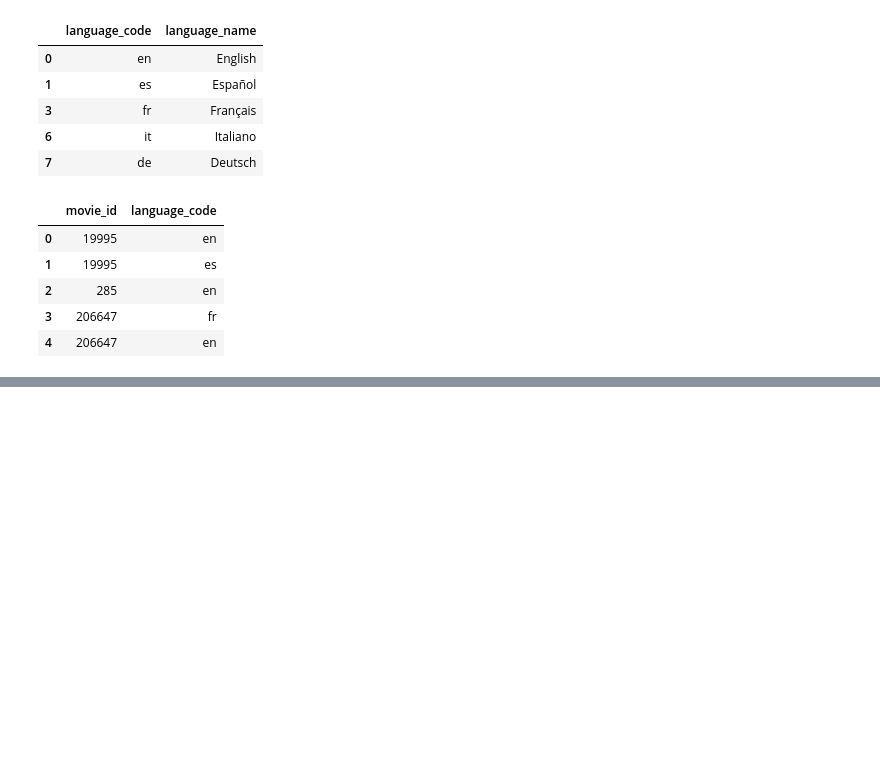
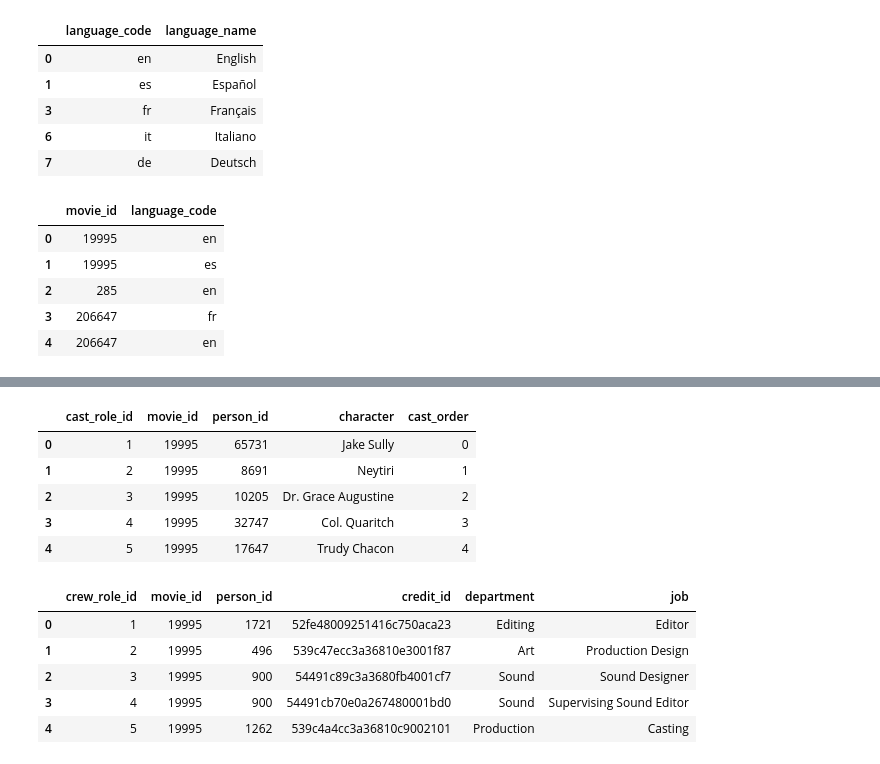
Before and after one commit to Morales222/Asignacion-3-Base-de-Datos, a Jupyter notebook: notebook-asignacion-3.ipynb, the cells around one changed output, grey strips where cells are left out. Drawn from its saved outputs; the diff is of its cells as text; code cells hidden in the pictures; blank space fills up the shorter version.

```diff
--- a/notebook-asignacion-3.ipynb
+++ b/notebook-asignacion-3.ipynb
@@ -930,0 +942,67 @@ movie_spoken_languages: (6937, 2)
+# %%
+# Creamos las tablas (people, movie_cast y movie_crew) usando los datos en el archivo credits
+
+people_rows = []
+cast_rows = []
+crew_rows = []
+
+for _, row in credits.iterrows():
+    movie_id = int(row["movie_id"])
+
+    # Procesamos cast
+    for actor in parse_json_list(row["cast"]):
+        person_id = actor.get("id")
+
+        if person_id is None:
+            continue
+
+        people_rows.append({
+            "person_id": person_id,
+            "person_name": actor.get("name"),
+            "gender": actor.get("gender")
+        })
+
+        cast_rows.append({
+            "movie_id": movie_id,
+            "person_id": person_id,
+            "character": actor.get("character"),
+            "cast_order": actor.get("order")
+        })
+
+    # Procesamos crew
+    for member in parse_json_list(row["crew"]):
+        person_id = member.get("id")
+
+        if person_id is None:
+            continue
+
+        people_rows.append({
+            "person_id": person_id,
+            "person_name": member.get("name"),
+            "gender": member.get("gender")
+        })
+
+        crew_rows.append({
+            "movie_id": movie_id,
+            "person_id": person_id,
+            "credit_id": member.get("credit_id"),
+            "department": member.get("department"),
+            "job": member.get("job")
+        })
+
+people = pd.DataFrame(people_rows).drop_duplicates(subset=["person_id"])
+movie_cast = pd.DataFrame(cast_rows).drop_duplicates()
+movie_crew = pd.DataFrame(crew_rows).drop_duplicates()
+
+# Aqui creamos las llaves primarias artificiales para las tablas de roles
+movie_cast.insert(0, "cast_role_id", range(1, len(movie_cast) + 1))
+movie_crew.insert(0, "crew_role_id", range(1, len(movie_crew) + 1))
+
+print("people:", people.shape)
+print("movie_cast:", movie_cast.shape)
+print("movie_crew:", movie_crew.shape)
+
+display(people.head())
+display(movie_cast.head())
+display(movie_crew.head())
+# %% [output]
@@ -930,0 +1018,12 @@ movie_spoken_languages: (6937, 2)
+|  | cast_role_id | movie_id | person_id | character | cast_order |
+| 0 | 1 | 19995 | 65731 | Jake Sully | 0 |
+| 1 | 2 | 19995 | 8691 | Neytiri | 1 |
+| 2 | 3 | 19995 | 10205 | Dr. Grace Augustine | 2 |
+| 3 | 4 | 19995 | 32747 | Col. Quaritch | 3 |
+| 4 | 5 | 19995 | 17647 | Trudy Chacon | 4 |
+|  | crew_role_id | movie_id | person_id | credit_id | department | job |
+| 0 | 1 | 19995 | 1721 | 52fe48009251416c750aca23 | Editing | Editor |
+| 1 | 2 | 19995 | 496 | 539c47ecc3a36810e3001f87 | Art | Production Design |
+| 2 | 3 | 19995 | 900 | 54491c89c3a3680fb4001cf7 | Sound | Sound Designer |
+| 3 | 4 | 19995 | 900 | 54491cb70e0a267480001bd0 | Sound | Supervising Sound Editor |
+| 4 | 5 | 19995 | 1262 | 539c4a4cc3a36810c9002101 | Production | Casting |
```
Also changed, not shown: parts of 8 cells of this notebook.
